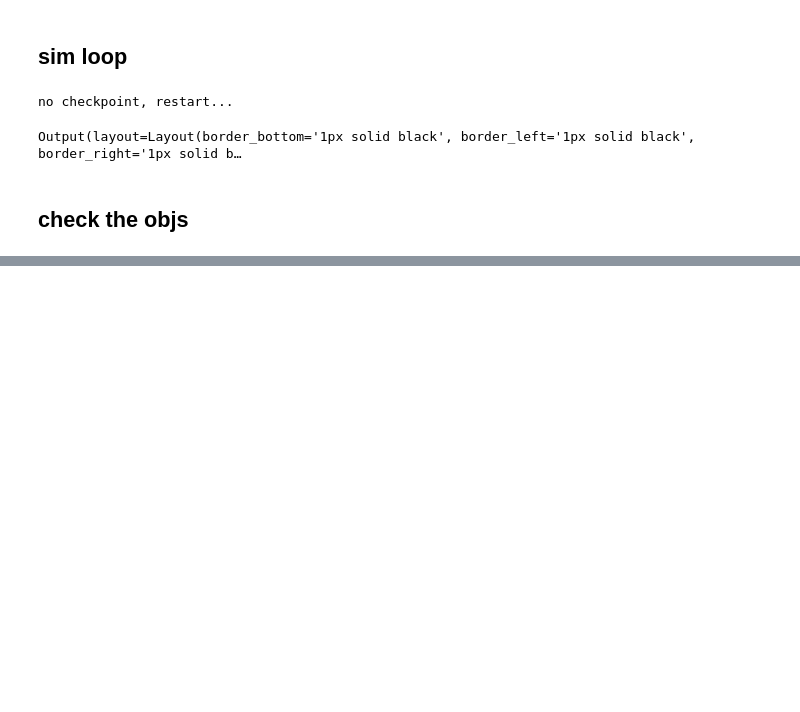
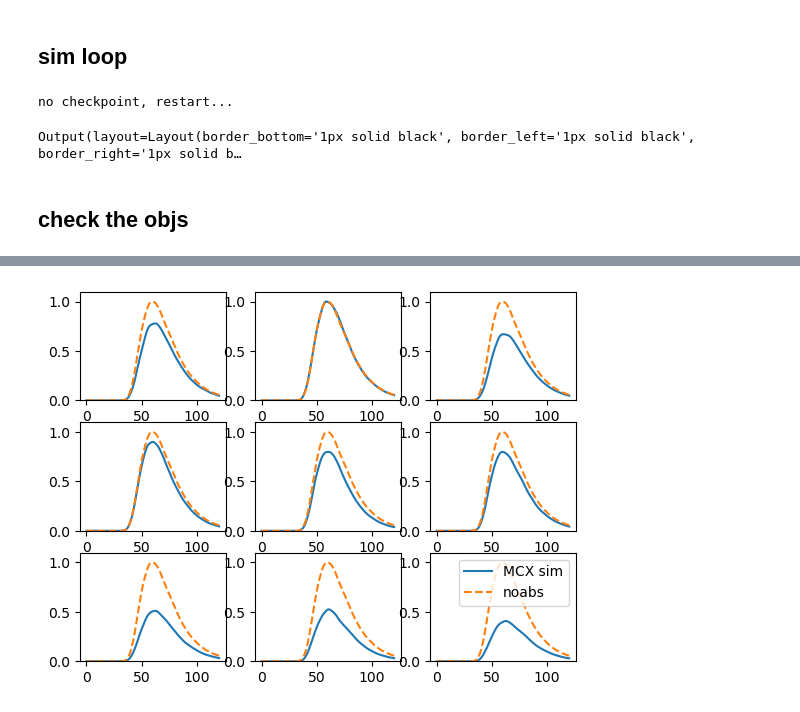
Before and after one commit to Fenrisulfr26/foam_project_pmcx, a Jupyter notebook: pmcx_fitting_sims_ipynb/batch_MCX_sims.ipynb, the cells around one changed output, grey strips where cells are left out. Cells and saved outputs as stored; diff of their text form; code cells hidden in the pictures; blank space fills up the shorter version.

```diff
--- a/pmcx_fitting_sims_ipynb/batch_MCX_sims.ipynb
+++ b/pmcx_fitting_sims_ipynb/batch_MCX_sims.ipynb
@@ -440,0 +468,90 @@ for i in range(0,1000,100):
+# %%
+import pmcx
+from scipy.signal import fftconvolve
+
+# %% get the sensitivity map and the IRF
+data_fold = r'F:/OneDrive/UK_projects_local/project in UK 2024\diffuse_experiment241021/zhiguan_data/XL_measurement_061224'
+
+#-----------------prepare the sensitibity map-------------
+sens_path = os.path.join(data_fold,r'sensitivity_map_gain0.7_8x8cm_51x51points_binWidth15ps_expo0.1sec_binNum2000_40deg_061224.npy')
+sensitivity = np.load(sens_path).sum(2)
+sensitivity = sensitivity/sensitivity.max()
+sensitivity = np.fliplr(sensitivity)
+sensitivity = cv2.resize(sensitivity, (80,80), interpolation=cv2.INTER_LINEAR)
+sens_pad = np.zeros((250,250))
+sens_pad[125-40:125+40, 125-40:125+40] = sensitivity
+
+plt.figure()
+plt.imshow(sens_pad)
+plt.show()
+
+#-----------------prepare the IRF---------------------
+IRF_path = os.path.join(data_fold,r'IRF_gain0.7_timebin15ps_2000bins_061224.npy')
+IRF = np.load(IRF_path)[:1000]
+IRF_down = cv2.resize(IRF[:np.round(121*100/15).astype('int')], (1, 121), interpolation=cv2.INTER_NEAREST_EXACT)
+IRF_down= np.squeeze(IRF_down)
+plt.plot(IRF_down)
+
+sim_len = 121
+
+src_x_positions = 125 # from PMT view, from right to left
+src_y_positions = 125 # from PMT view, from up to down
+
+#--------------MCX cfg------------------
+try:
+    cfg.clear()
+except NameError:
+    pass
+
+cfg = {'nphoton': 1e7,
+       'tstart':0,
+
+        'tend':sim_len*1e-10,
+        'tstep':0.1e-9, # 100 ps resolution
+       'srcpos': [10,125,0],
+       'srcdir':[0,0,1],
+       'unitinmm':1,
+       # 'detpos': [125, 125, t_vox, 4], #radius approx 1mm (4vox) (fibre ~2mm from sample)
+       'issrcfrom0':1,
+       'issavedet':1,
+       'issaveref':1
+       }
+
+
+cfg['prop'] = [[0,0,1,1],           # background
+               [0.0019, 1.4800,0,1.44], # volume 1
+               ]
+
+
+
+# MCX Volume setup
+thickness = 50
+unitinmm = 1
+t_vox = int(thickness/unitinmm)
+vol = np.ones([250,250,t_vox+1],dtype='uint8')
+vol[:,:,-1] = 0
+cfg['vol'] = vol
+
+sim_mea = np.zeros((1,1,121))
+cfg['srcpos'] = [125, 125, 0]
+res = pmcx.run(cfg)
+dref_bd = res['dref'][:,:,int(vol.shape[2]-1),:]
+dref_bd_rot = np.rot90(dref_bd, k=1, axes = (0,1))
+sim_mea[0,0,:] = (dref_bd_rot*sens_pad[:,:,None]).sum((0,1))
+
+sim_mea = np.apply_along_axis(lambda m: fftconvolve(m, IRF_down, mode='full'), axis=2, arr=sim_mea)[:,:,:sim_len]
+sim_mea = sim_mea/sim_mea.max()
+sim_mea = np.tile(sim_mea, (3, 3, 1))
+
+plt.figure()
+for i in range(3):
+    for j in range(3):
+        plt.subplot(3,3,3*i+j+1)
+        plt.plot(gd1[i,j,:,800],label='MCX sim')
+        plt.plot(sim_mea[i,j,:], '--',label='noabs')
+        plt.ylim([0,1.1])
+plt.legend()
+plt.show()
+
+np.save("F:/OneDrive/foam_imaging_project/pmcx_foam/experiment_data/MCX_noabs_3x3_4_diff", sim_mea)
+# %% [output]
@@ -440,0 +568 @@ for i in range(0,1000,100):
+[figure, added]
```
Also changed, not shown: parts of 3 cells of this notebook, 1 other file.
